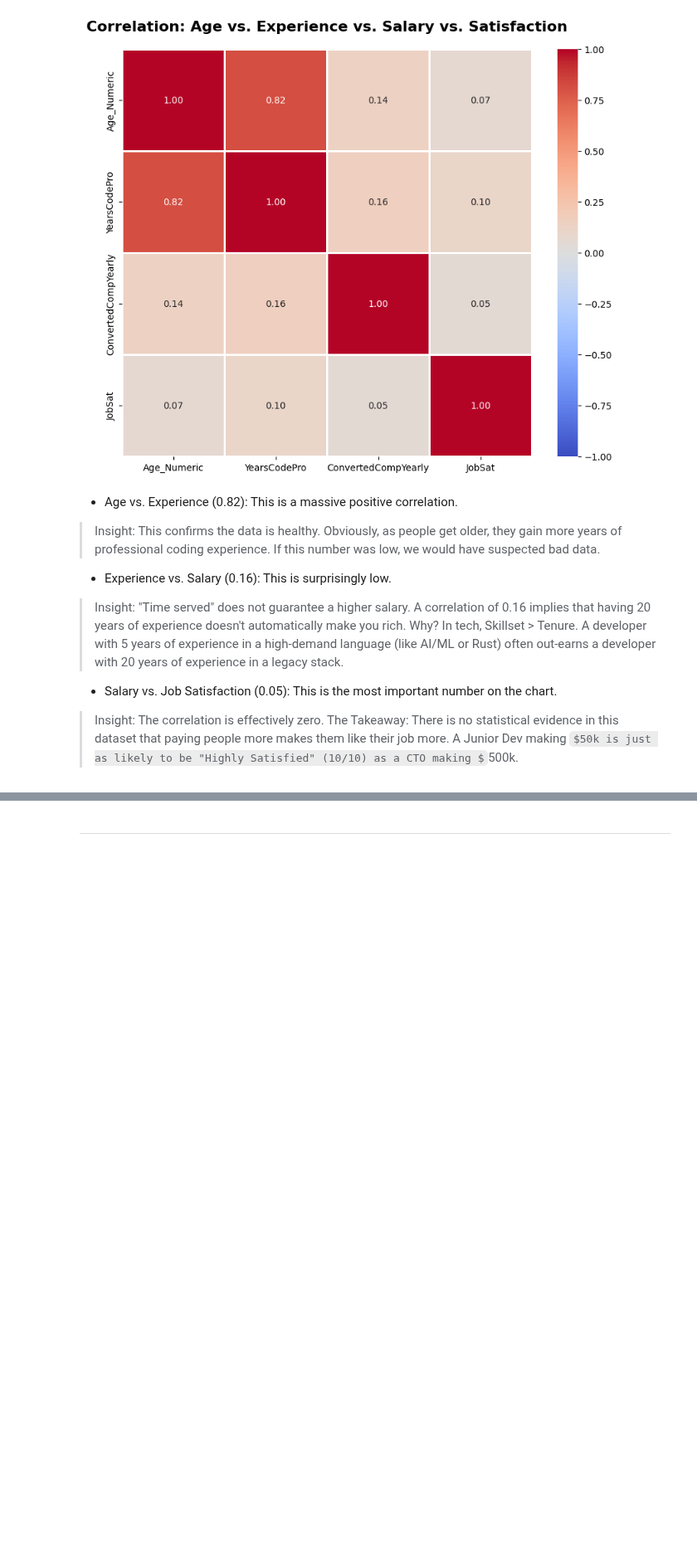
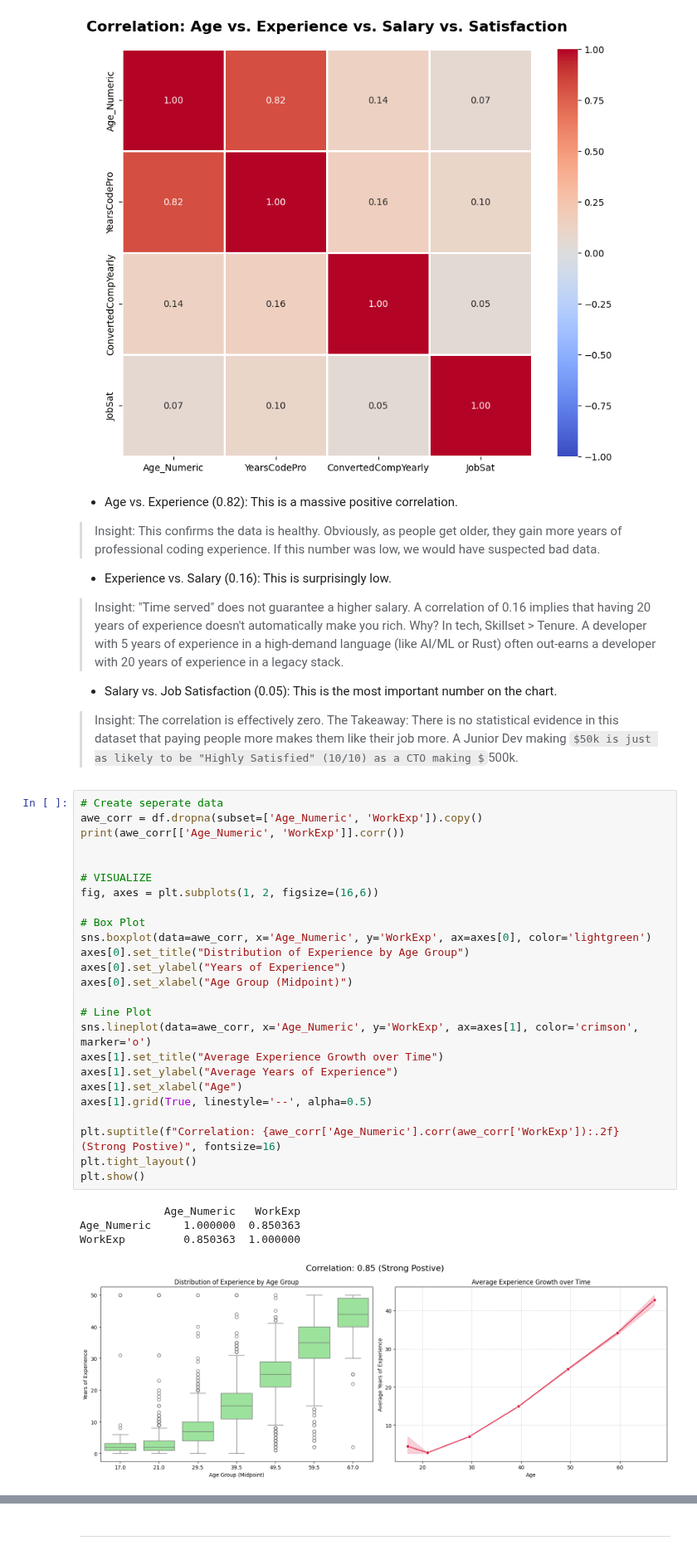
Before and after one commit to azharfachrezi/my-learning, a Jupyter notebook: Capstone Project/Module 3/Survey_Data (Finding Outliers).ipynb, the cells around one changed output, grey strips where cells are left out. Shown at 83% size. Saved outputs shown, nothing was run; the diff lists cells and outputs as text; some formulas as TeX source; blank space fills up the shorter version.

Commit message:
Add more correlation analysis

```diff
--- a/Capstone Project/Module 3/Survey_Data (Finding Outliers).ipynb
+++ b/Capstone Project/Module 3/Survey_Data (Finding Outliers).ipynb
@@ -288,3 +288,33 @@ JobSat                  0.070244      0.102710             0.048037  1.000000
 - Salary vs. Job Satisfaction (0.05): This is the most important number on the chart.
 
 > Insight: The correlation is effectively zero. The Takeaway: There is no statistical evidence in this dataset that paying people more makes them like their job more. A Junior Dev making $50k is just as likely to be "Highly Satisfied" (10/10) as a CTO making $500k.
+# %%
+# Create seperate data
+awe_corr = df.dropna(subset=['Age_Numeric', 'WorkExp']).copy()
+print(awe_corr[['Age_Numeric', 'WorkExp']].corr())
+
+
+# VISUALIZE
+fig, axes = plt.subplots(1, 2, figsize=(16,6))
+
+# Box Plot
+sns.boxplot(data=awe_corr, x='Age_Numeric', y='WorkExp', ax=axes[0], color='lightgreen')
+axes[0].set_title("Distribution of Experience by Age Group")
+axes[0].set_ylabel("Years of Experience")
+axes[0].set_xlabel("Age Group (Midpoint)")
+
+# Line Plot
+sns.lineplot(data=awe_corr, x='Age_Numeric', y='WorkExp', ax=axes[1], color='crimson', marker='o')
+axes[1].set_title("Average Experience Growth over Time")
+axes[1].set_ylabel("Average Years of Experience")
+axes[1].set_xlabel("Age")
+axes[1].grid(True, linestyle='--', alpha=0.5)
+
+plt.suptitle(f"Correlation: {awe_corr['Age_Numeric'].corr(awe_corr['WorkExp']):.2f} (Strong Postive)", fontsize=16)
+plt.tight_layout()
+plt.show()
+# %% [output]
+             Age_Numeric   WorkExp
+Age_Numeric     1.000000  0.850363
+WorkExp         0.850363  1.000000
+[figure, added]
```
Also changed, not shown: parts of 1 cell of this notebook, 1 other file.
